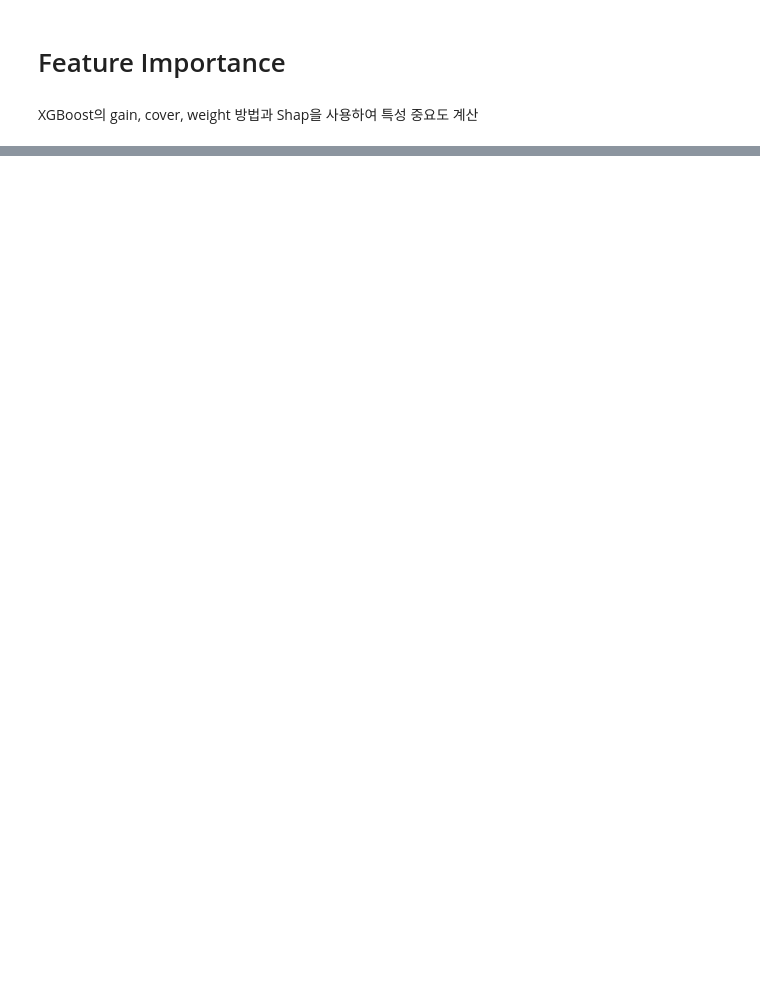
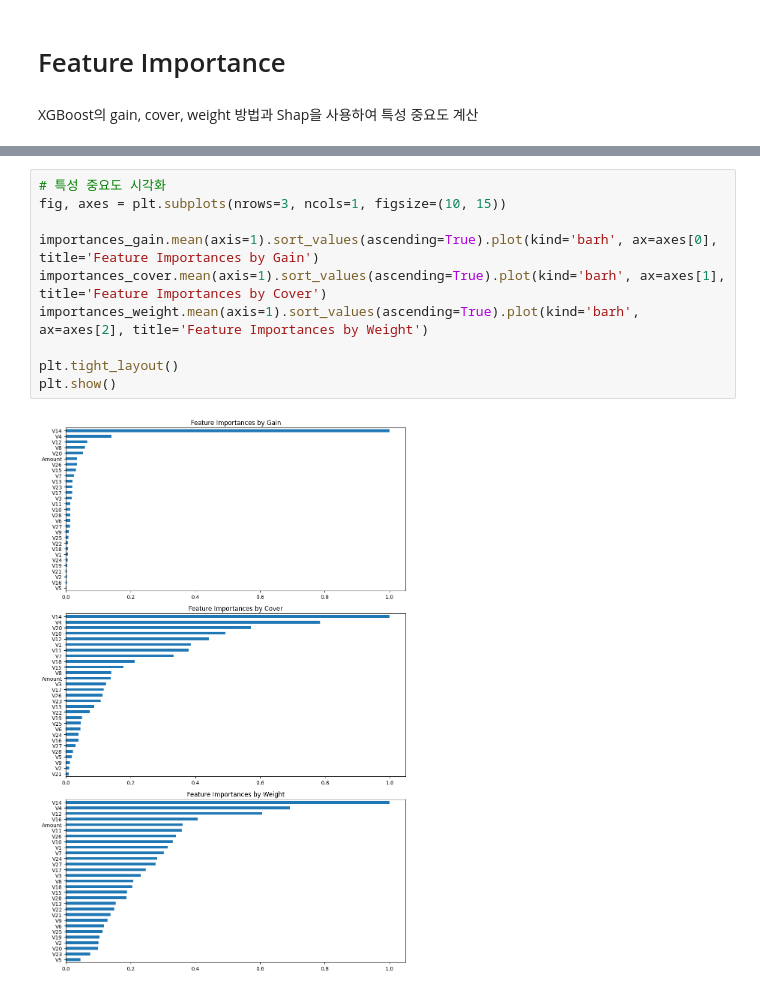
Before and after one commit to Kyyle2114/Comparative-Study-of-Building-Effective-Credit-Card-Fraud-Detection-Process, a Jupyter notebook: feature_importance.ipynb, the cells around one changed output, grey strips where cells are left out. Cells and saved outputs as stored; diff of their text form; blank space fills up the shorter version.

```diff
--- a/feature_importance.ipynb
+++ b/feature_importance.ipynb
@@ -104,0 +200,12 @@ X_test
+# %%
+# 특성 중요도 시각화
+fig, axes = plt.subplots(nrows=3, ncols=1, figsize=(10, 15))
+
+importances_gain.mean(axis=1).sort_values(ascending=True).plot(kind='barh', ax=axes[0], title='Feature Importances by Gain')
+importances_cover.mean(axis=1).sort_values(ascending=True).plot(kind='barh', ax=axes[1], title='Feature Importances by Cover')
+importances_weight.mean(axis=1).sort_values(ascending=True).plot(kind='barh', ax=axes[2], title='Feature Importances by Weight')
+
+plt.tight_layout()
+plt.show()
+# %% [output]
+[figure, added]
```
Also changed, not shown: parts of 10 cells of this notebook, 3 other files.
